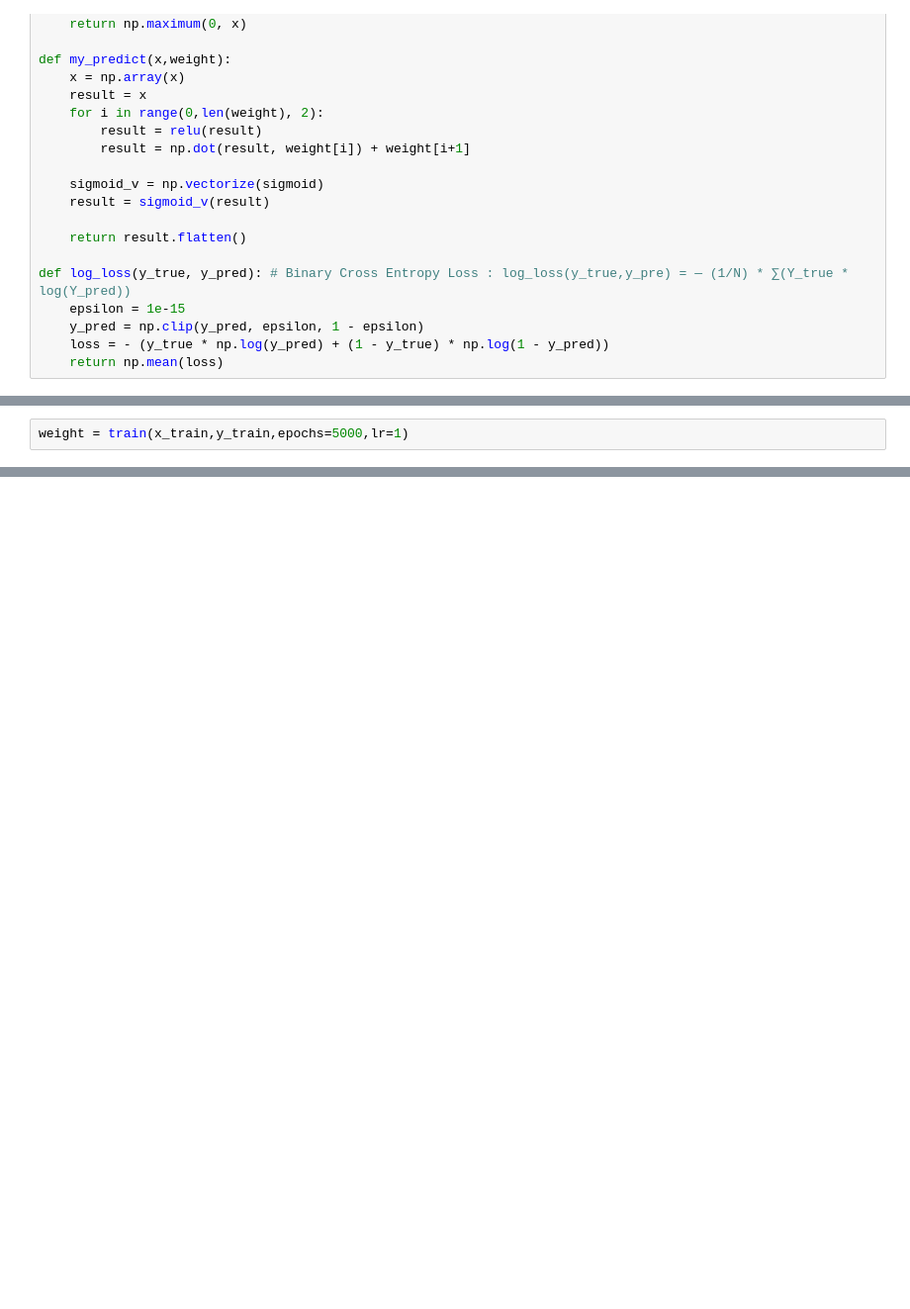
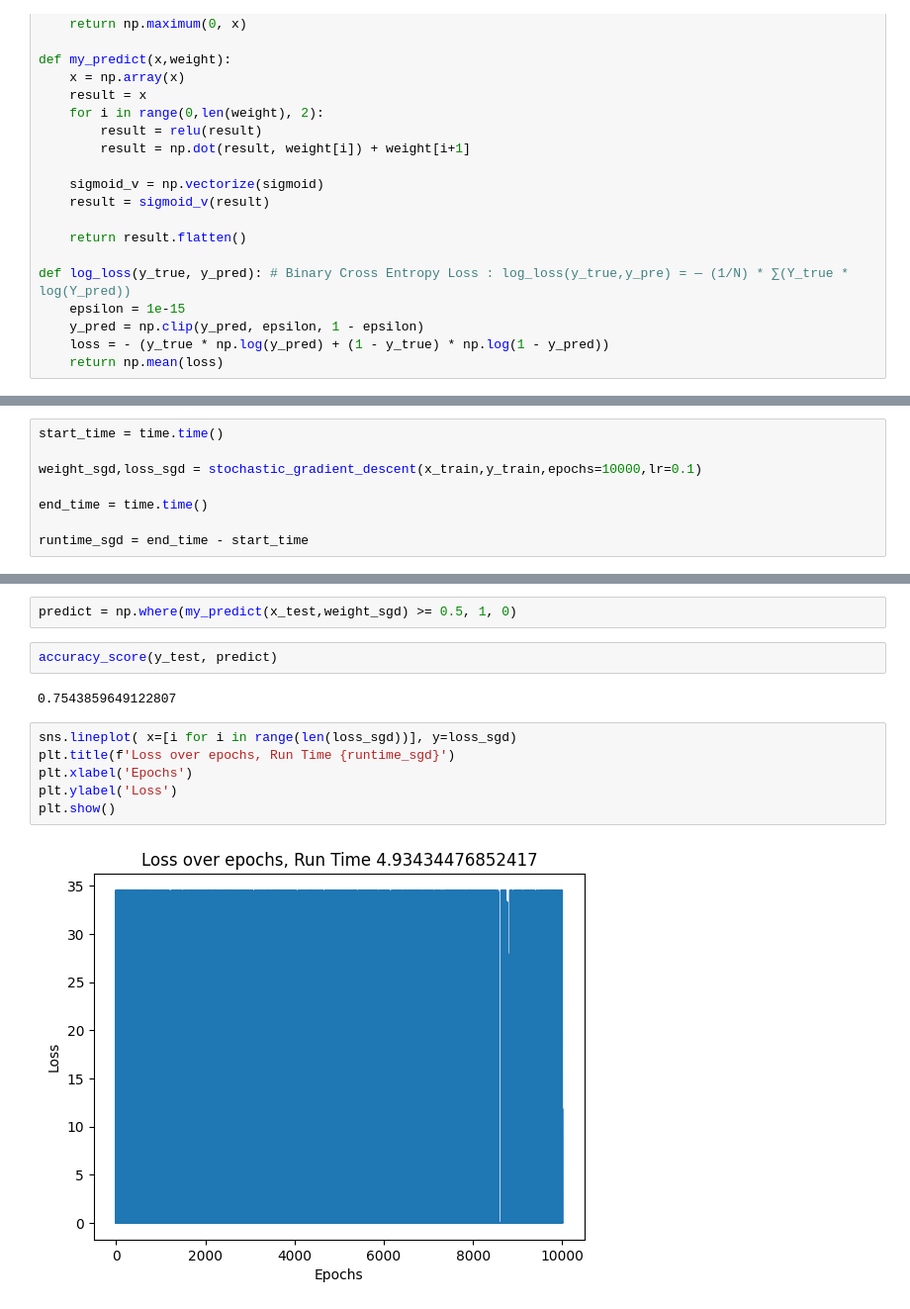
Before and after one commit to shukur-alom/Artificial-Neural-Network-From-Scratch, a Jupyter notebook: main.ipynb, the cells around one changed output, grey strips where cells are left out. Shown at 99% size. Drawn from its saved outputs; the diff is of its cells as text; blank space fills up the shorter version.

```diff
--- a/main.ipynb
+++ b/main.ipynb
@@ -119,2 +124,0 @@ def train(x,y,epochs=10000,lr=0.01):
-# %%
-weight = train(x_train,y_train,epochs=5000,lr=1)
@@ -160,0 +222,8 @@ sns.heatmap(confusion_matrix(y_test, predict), annot=True, fmt=".1f")
+# %%
+start_time = time.time()
+
+weight_sgd,loss_sgd = stochastic_gradient_descent(x_train,y_train,epochs=10000,lr=0.1)
+
+end_time = time.time()
+
+runtime_sgd = end_time - start_time
@@ -160,0 +248,14 @@ sns.heatmap(confusion_matrix(y_test, predict), annot=True, fmt=".1f")
+# %%
+predict = np.where(my_predict(x_test,weight_sgd) >= 0.5, 1, 0)
+# %%
+accuracy_score(y_test, predict)
+# %% [output]
+0.7543859649122807
+# %%
+sns.lineplot( x=[i for i in range(len(loss_sgd))], y=loss_sgd)
+plt.title(f'Loss over epochs, Run Time {runtime_sgd}')
+plt.xlabel('Epochs')
+plt.ylabel('Loss')
+plt.show()
+# %% [output]
+[figure, added]
```
Also changed, not shown: parts of 15 cells of this notebook.
